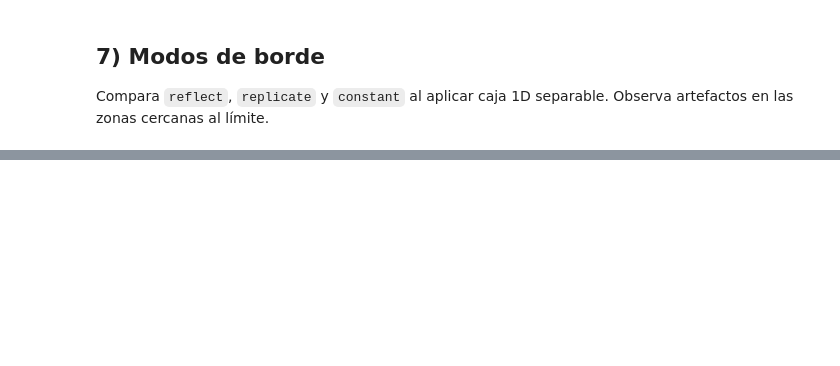
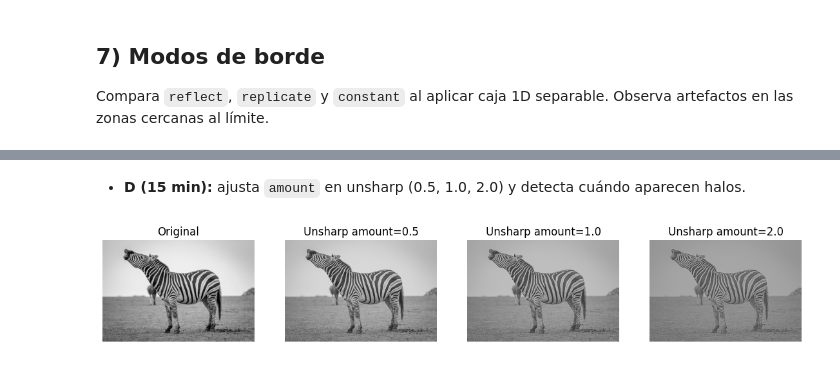
Before and after one commit to EdithOroche/IA, a Jupyter notebook: Lab6_Convoluciones1D_PyTorch.ipynb, the cells around one changed output, grey strips where cells are left out. Cells and saved outputs as stored; diff of their text form; code cells hidden in the pictures; blank space fills up the shorter version.

```diff
--- a/Lab6_Convoluciones1D_PyTorch.ipynb
+++ b/Lab6_Convoluciones1D_PyTorch.ipynb
@@ -233,0 +321,36 @@ plt.show()
+# %% [markdown]
+- **D (15 min):** ajusta `amount` en unsharp (0.5, 1.0, 2.0) y detecta cuándo aparecen halos.
+# %%
+# Definimos kernel gaussiano 1D
+def gaussian1d_torch(ksize=11, sigma=2.0):
+    assert ksize % 2 == 1, "ksize debe ser impar"
+    r = ksize // 2
+    x = torch.arange(-r, r+1, dtype=torch.float32)
+    g = torch.exp(-(x**2) / (2*sigma**2))
+    g = g / g.sum()
+    return g
+
+# Kernel gaussiano separable
+g1d = gaussian1d_torch(ksize=11, sigma=2.0)
+
+# Imagen suavizada
+blur = sep_conv2d(gray_t, g1d, g1d, pad_mode='reflect')
+
+# Probar distintos amounts
+amounts = [0.5, 1.0, 2.0]
+
+plt.figure(figsize=(14,4))
+plt.subplot(1,4,1)
+plt.imshow(tensor01_to_np(gray_t), cmap='gray', vmin=0, vmax=1)
+plt.title("Original"); plt.axis("off")
+
+for i, amt in enumerate(amounts, start=2):
+    unsharp = gray_t + amt * (gray_t - blur)
+    unsharp_v = rescale01(unsharp)
+    plt.subplot(1,4,i)
+    plt.imshow(tensor01_to_np(unsharp_v), cmap='gray', vmin=0, vmax=1)
+    plt.title(f"Unsharp amount={amt}"); plt.axis("off")
+
+plt.show()
+# %% [output]
+[figure, added]
```
Also changed, not shown: parts of 17 cells of this notebook.
